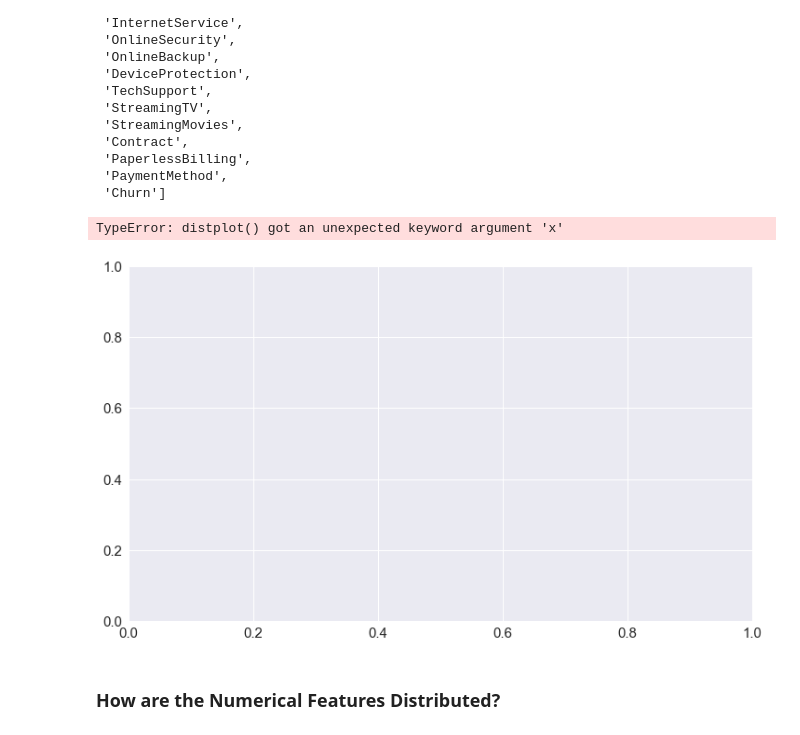
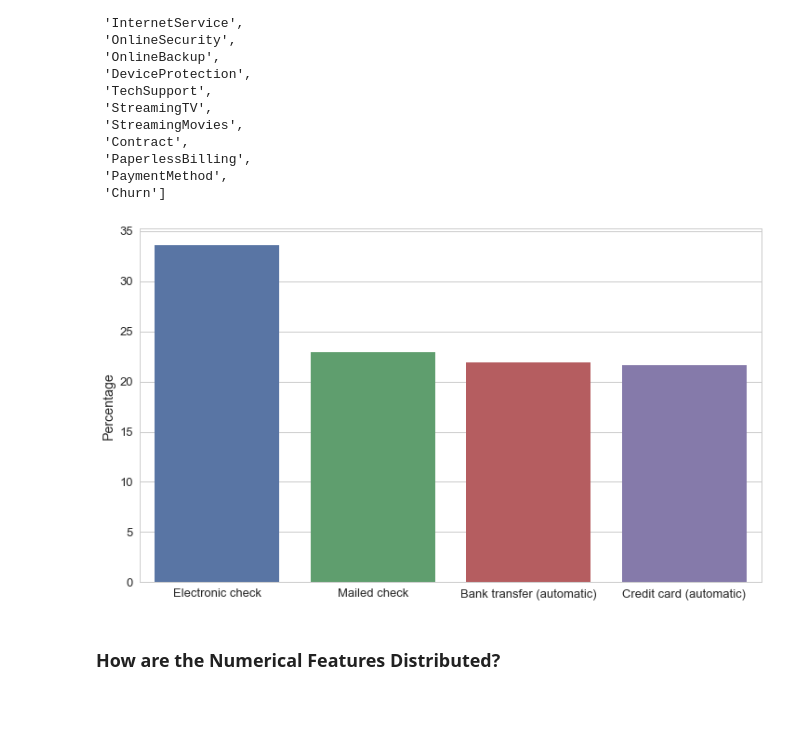
Before and after one commit to baiaooo/MLCourse, a Jupyter notebook: Notebooks/Telecom-Churn-Dataset.ipynb, the cells around one changed output. Cells and saved outputs as stored; diff of their text form; code cells hidden in the pictures; blank space fills up the shorter version.

```diff
--- a/Notebooks/Telecom-Churn-Dataset.ipynb
+++ b/Notebooks/Telecom-Churn-Dataset.ipynb
@@ -266,10 +290,10 @@ import matplotlib.pyplot as plt
 import seaborn as sns
 # Set the aesthetics for Seaborn visuals
 sns.set(context='notebook',
-        style='darkgrid',
+        style='whitegrid',
         palette='deep',
         font='sans-serif',
-        font_scale=1.5,
+        font_scale=1.3,
         color_codes=True,
         rc=None)
 %matplotlib inline
@@ -295,50 +319,50 @@ sns.set(context='notebook',
  'Churn']
 # %%
 # Set up the plot
-def plotFeatureCount(feature_name):
+def plotFeatureCount(feature_name, count_flag):
     fig, ax = plt.subplots(figsize=(12,7))
-    ax = sns.distplot(x=feature_name, data=df_churn)
-    plt.ylabel("Count")
+
+    if count_flag == 'Count':
+        ax = sns.countplot(x=feature_name, data=df_churn)
+    elif count_flag == 'Percentage':
+        x = df_churn[feature_name].unique()
+        y = [len([val for val in df_churn[feature_name] if val == x_val])/len(df_churn[feature_name]) * 100 \
+             for x_val in x]
+        ax = sns.barplot(x,y)
+
+    plt.ylabel(count_flag)
     return plt.show()
 # %%
 # set up the plot for interactivity
 # Dropdown
-catFeatures = widgets.Dropdown(
+w_features = widgets.Dropdown(
                options = [feature_list[feature_index] for feature_index in categorical],
                description = 'Select Feature:',
                value = 'gender',
                button_style='info'
               )
 
-display(catFeatures)
-plotFeatureCount(catFeatures.value)
-
-# Button
-button2 = widgets.Button(
-          description='Show',
-          disabled=False,
-          button_style='info', # 'success', 'info', 'warning', 'danger' or ''
-          tooltip='Go!',
-          icon=''
-         )
-
-def on_button_clicked(b):
-    # Pass the value of the dropdown to the plotFeatureCount function
-    clear_output()
-    return plotFeatureCount(catFeatures.value)
-
-button2.on_click(on_button_clicked)
+w_radio = widgets.RadioButtons(
+    options=['Count', 'Percentage'],
+    value='Count',
+    description='Display:',
+    disabled=False
+)
 
 def on_value_change(change):
     # Pass the value of the dropdown to the plotFeatureCount function
     clear_output()
-    return plotFeatureCount(catFeatures.value)
+    return plotFeatureCount(w_features.value, w_radio.value)
 
-catFeatures.observe(on_value_change)
+w_features.observe(on_value_change)
+w_radio.observe(on_value_change)
 
-#HBox([catFeatures])
+
+# Show a default plot
+plotFeatureCount(w_features.value, w_radio.value)
+# Show the widgets
+HBox([w_features, w_radio])
 # %% [output]
-TypeError: distplot() got an unexpected keyword argument 'x'
-[figure, old version]
+[figure, new version]
 # %% [markdown]
 ### How are the Numerical Features Distributed?
```
Also changed, not shown: parts of 37 cells of this notebook.
